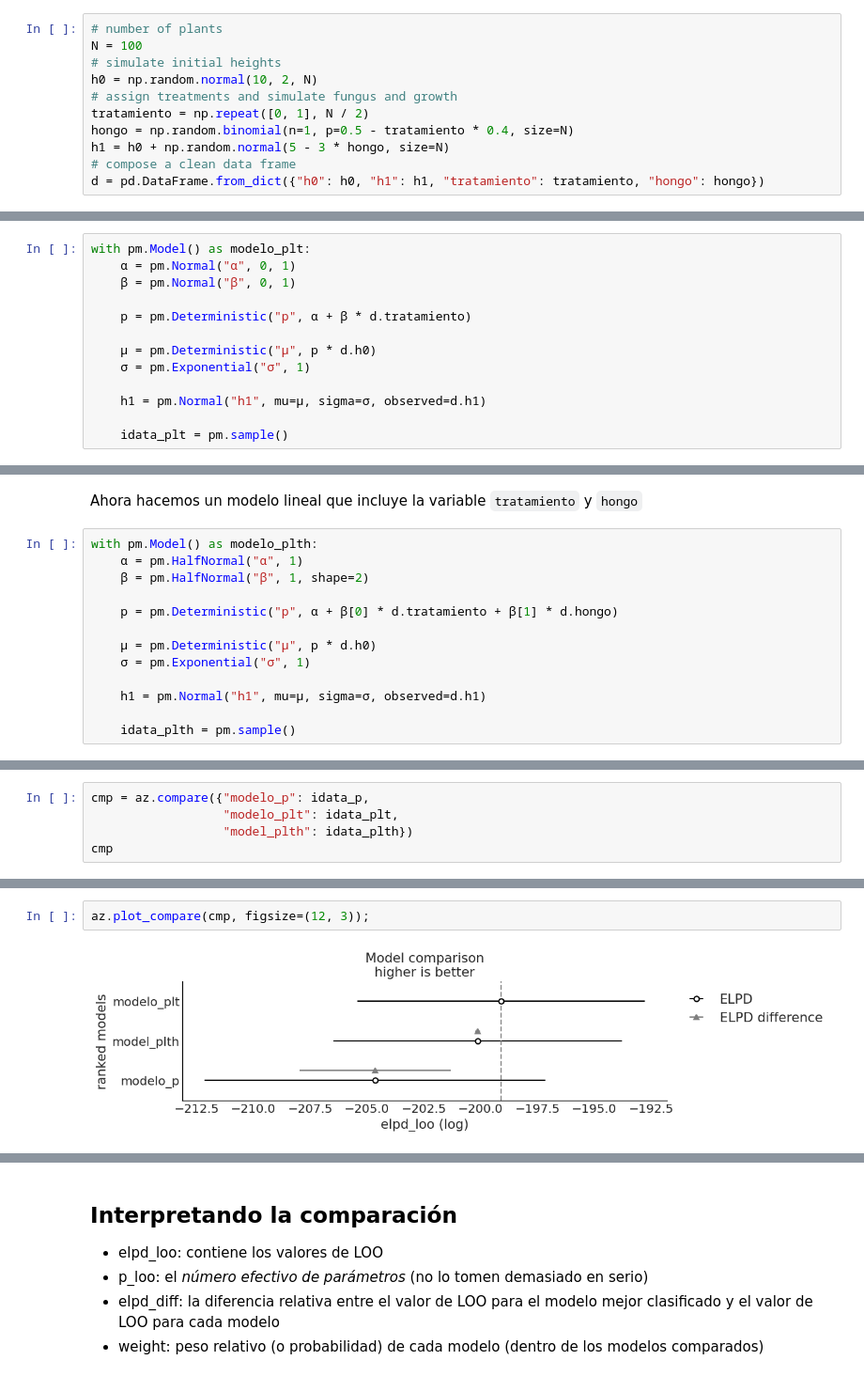
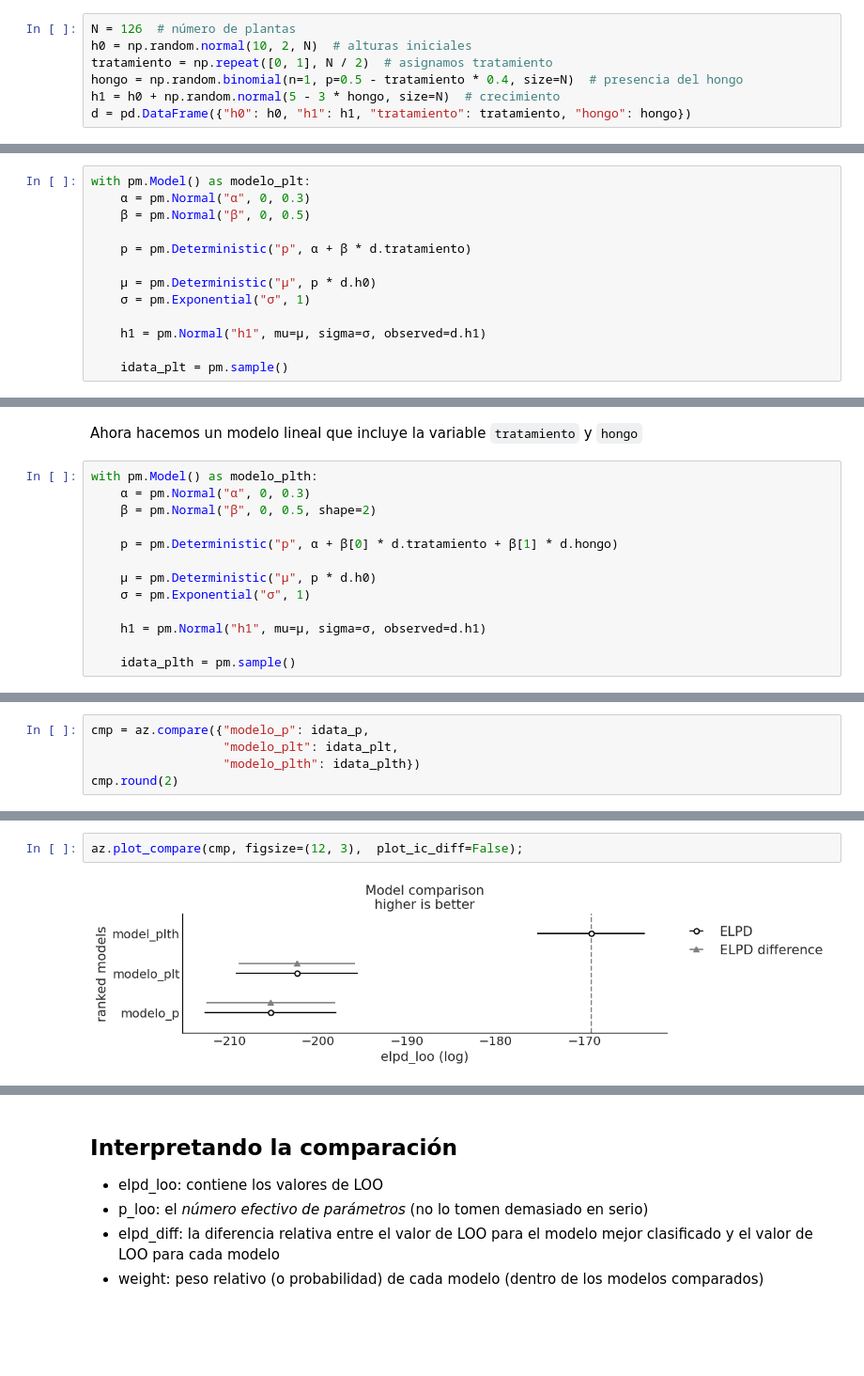
Before and after one commit to Grupo-de-modelado-probabilista/modelado_bayesiano, a Jupyter notebook: diapo/diapo_06.ipynb, the cells around one changed output, grey strips where cells are left out. Shown at 94% size. Saved outputs shown, nothing was run; the diff lists cells and outputs as text; blank space fills up the shorter version.

```diff
--- a/diapo/diapo_06.ipynb
+++ b/diapo/diapo_06.ipynb
@@ -266,14 +358,10 @@ Adaptado de [Statistical Rethinking](http://xcelab.net/rm/statistical-rethinking
 # %%
-# number of plants
-N = 100
-# simulate initial heights
-h0 = np.random.normal(10, 2, N)
-# assign treatments and simulate fungus and growth
-tratamiento = np.repeat([0, 1], N / 2)
-hongo = np.random.binomial(n=1, p=0.5 - tratamiento * 0.4, size=N)
-h1 = h0 + np.random.normal(5 - 3 * hongo, size=N)
-# compose a clean data frame
-d = pd.DataFrame.from_dict({"h0": h0, "h1": h1, "tratamiento": tratamiento, "hongo": hongo})
+N = 126  # número de plantas
+h0 = np.random.normal(10, 2, N)  # alturas iniciales
+tratamiento = np.repeat([0, 1], N / 2)  # asignamos tratamiento
+hongo = np.random.binomial(n=1, p=0.5 - tratamiento * 0.4, size=N)  # presencia del hongo
+h1 = h0 + np.random.normal(5 - 3 * hongo, size=N)  # crecimiento
+d = pd.DataFrame({"h0": h0, "h1": h1, "tratamiento": tratamiento, "hongo": hongo})
 # %% [markdown]
 * We know that the plants at time t = 1 should be taller than at time t = 0.
 * We can then think of the final height in terms of proportions of the inital height
@@ -317,8 +405,8 @@ Ahora hacemos un modelo lineal que incluye la variable `tratamiento`
 * Los prior sobre los coeficientes del modelo lineal implican un prior similar al que previamente teníamos.
 # %%
 with pm.Model() as modelo_plt:
-    α = pm.Normal("α", 0, 1)
-    β = pm.Normal("β", 0, 1)
+    α = pm.Normal("α", 0, 0.3)
+    β = pm.Normal("β", 0, 0.5)
 
     p = pm.Deterministic("p", α + β * d.tratamiento)
 
@@ -339,8 +427,8 @@ Sampling 4 chains for 1_000 tune and 1_000 draw iterations (4_000 + 4_000 draws
 Ahora hacemos un modelo lineal que incluye la variable `tratamiento` y `hongo`
 # %%
 with pm.Model() as modelo_plth:
-    α = pm.HalfNormal("α", 1)
-    β = pm.HalfNormal("β", 1, shape=2)
+    α = pm.Normal("α", 0, 0.3)
+    β = pm.Normal("β", 0, 0.5, shape=2)
 
     p = pm.Deterministic("p", α + β[0] * d.tratamiento + β[1] * d.hongo)
 
@@ -360,6 +448,6 @@ Sampling 4 chains for 1_000 tune and 1_000 draw iterations (4_000 + 4_000 draws
 # %%
 cmp = az.compare({"modelo_p": idata_p,
                   "modelo_plt": idata_plt,
-                  "model_plth": idata_plth})
-cmp
+                  "modelo_plth": idata_plth})
+cmp.round(2)
 # %% [output]
@@ -370,7 +455,7 @@ cmp
 # %%
-az.plot_compare(cmp, figsize=(12, 3));
+az.plot_compare(cmp, figsize=(12, 3),  plot_ic_diff=False);
 # %% [output]
-[figure, old version]
+[figure, new version]
 # %%
 idatas = [idata_p, idata_plt, idata_plth]
 az.plot_forest(idatas, figsize=(10, 5), combined=True, var_names=["~p", "~μ"]);
```
Also changed, not shown: parts of 33 cells of this notebook.
